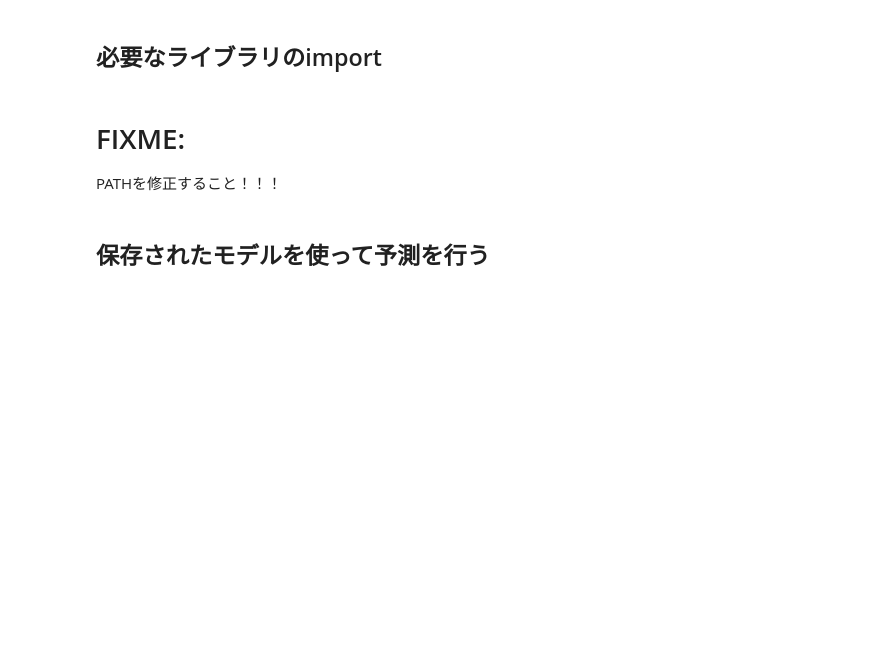
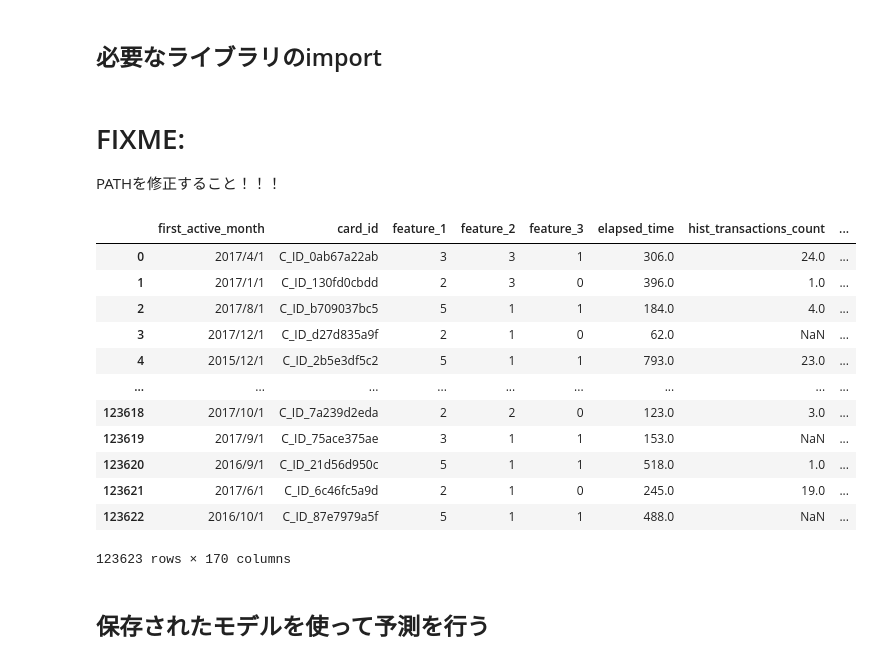
Before and after one commit to kosugihiroki/AnalyticalPipeline, a Jupyter notebook: nakagawa/notebooks/04_model_predict.ipynb, the cells around one changed output. Cells and saved outputs as stored; diff of their text form; code cells hidden in the pictures; blank space fills up the shorter version.

```diff
--- a/nakagawa/notebooks/04_model_predict.ipynb
+++ b/nakagawa/notebooks/04_model_predict.ipynb
@@ -22,11 +22,11 @@ else:
 PATHを修正すること！！！
 # %%
 # FIXME: PATH
-train_X_path = os.path.join(path,'processed20240618_train_X.csv')
-test_X_path = os.path.join(path,'processed20240618_test_X.csv')
-train_y_path = os.path.join(path,'processed20240618_train_y.csv')
-test_y_path = os.path.join(path,'processed20240618_test_y.csv')
-train_path = os.path.join(path,'processed20240618_train.csv')
-test_path = os.path.join(path,'processed20240618_test.csv')
+# train_X_path = os.path.join(path,'processed20240618_train_X.csv')
+# test_X_path = os.path.join(path,'processed20240618_test_X.csv')
+# train_y_path = os.path.join(path,'processed20240618_train_y.csv')
+# test_y_path = os.path.join(path,'processed20240618_test_y.csv')
+train_path = os.path.join(path,'processed20240619-2_train.csv')
+test_path = os.path.join(path,'processed20240619-2_test.csv')
 # %%
 # データの読み込み
@@ -38,3 +39,19 @@ del X_test['target']
+# %%
+test
+# %% [output]
+|  | first_active_month | card_id | feature_1 | feature_2 | feature_3 | elapsed_time | hist_transactions_count | ... |
+| 0 | 2017/4/1 | C_ID_0ab67a22ab | 3 | 3 | 1 | 306.0 | 24.0 | ... |
+| 1 | 2017/1/1 | C_ID_130fd0cbdd | 2 | 3 | 0 | 396.0 | 1.0 | ... |
+| 2 | 2017/8/1 | C_ID_b709037bc5 | 5 | 1 | 1 | 184.0 | 4.0 | ... |
+| 3 | 2017/12/1 | C_ID_d27d835a9f | 2 | 1 | 0 | 62.0 | NaN | ... |
+| 4 | 2015/12/1 | C_ID_2b5e3df5c2 | 5 | 1 | 1 | 793.0 | 23.0 | ... |
+| ... | ... | ... | ... | ... | ... | ... | ... | ... |
+| 123618 | 2017/10/1 | C_ID_7a239d2eda | 2 | 2 | 0 | 123.0 | 3.0 | ... |
+| 123619 | 2017/9/1 | C_ID_75ace375ae | 3 | 1 | 1 | 153.0 | NaN | ... |
+| 123620 | 2016/9/1 | C_ID_21d56d950c | 5 | 1 | 1 | 518.0 | 1.0 | ... |
+| 123621 | 2017/6/1 | C_ID_6c46fc5a9d | 2 | 1 | 0 | 245.0 | 19.0 | ... |
+| 123622 | 2016/10/1 | C_ID_87e7979a5f | 5 | 1 | 1 | 488.0 | NaN | ... |
+123623 rows × 170 columns
 # %% [markdown]
 ## 保存されたモデルを使って予測を行う
 # %%
```
Also changed, not shown: parts of 4 cells of this notebook, 47 other files.
